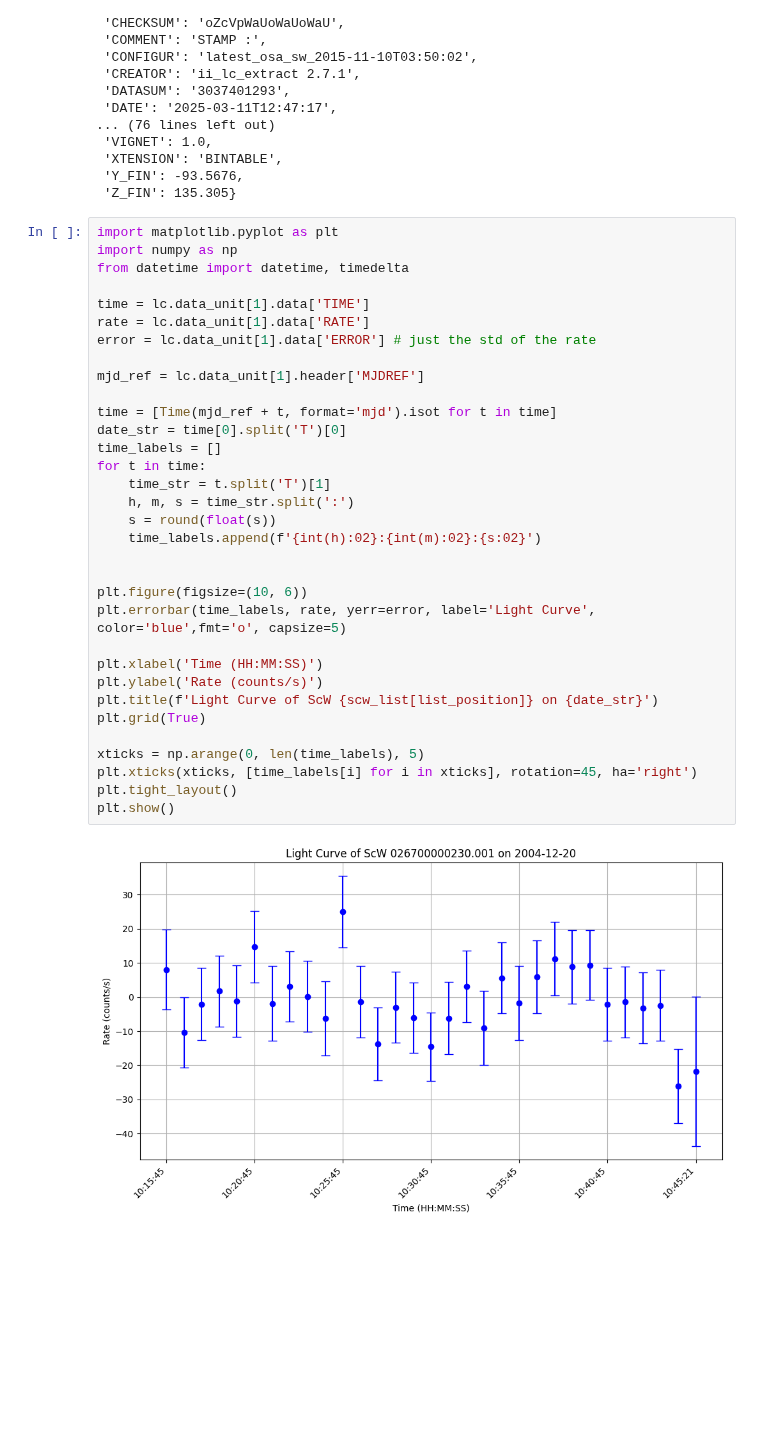
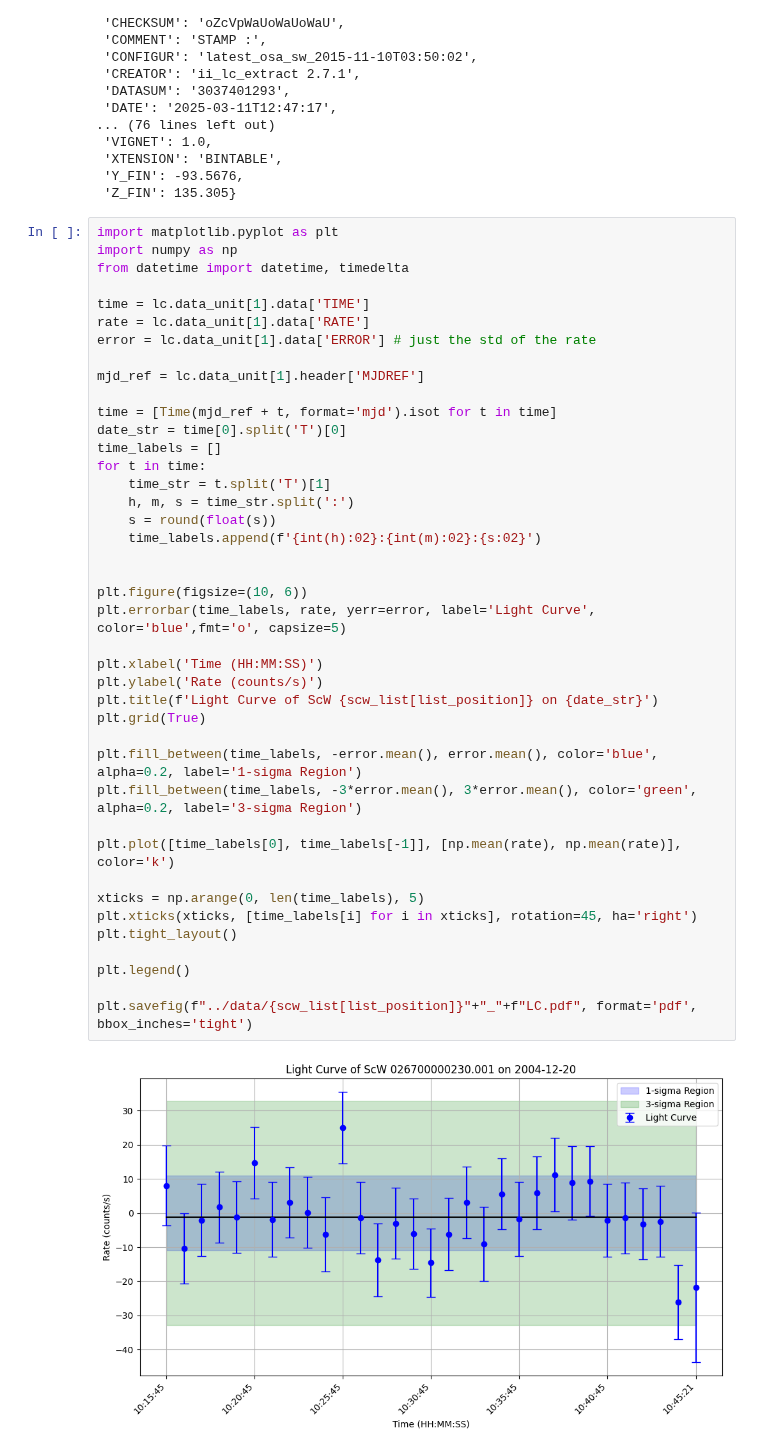
Before and after one commit to interstellxr/jupiter-xray-analysis, a Jupyter notebook: jupiter-xrays/JupiterLC.ipynb, the cells around one changed output. Cells and saved outputs as stored; diff of their text form; blank space fills up the shorter version.

Commit message:
Better light curve plot

```diff
--- a/jupiter-xrays/JupiterLC.ipynb
+++ b/jupiter-xrays/JupiterLC.ipynb
@@ -251,32 +251,40 @@ import numpy as np
 from datetime import datetime, timedelta
 
 time = lc.data_unit[1].data['TIME']
 rate = lc.data_unit[1].data['RATE']
 error = lc.data_unit[1].data['ERROR'] # just the std of the rate
 
 mjd_ref = lc.data_unit[1].header['MJDREF']
 
 time = [Time(mjd_ref + t, format='mjd').isot for t in time]
 date_str = time[0].split('T')[0]
 time_labels = []
 for t in time:
     time_str = t.split('T')[1]
     h, m, s = time_str.split(':')
     s = round(float(s))
     time_labels.append(f'{int(h):02}:{int(m):02}:{s:02}')
 
 
 plt.figure(figsize=(10, 6))
 plt.errorbar(time_labels, rate, yerr=error, label='Light Curve', color='blue',fmt='o', capsize=5)
 
 plt.xlabel('Time (HH:MM:SS)')
 plt.ylabel('Rate (counts/s)')
 plt.title(f'Light Curve of ScW {scw_list[list_position]} on {date_str}')
 plt.grid(True)
 
+plt.fill_between(time_labels, -error.mean(), error.mean(), color='blue', alpha=0.2, label='1-sigma Region')
+plt.fill_between(time_labels, -3*error.mean(), 3*error.mean(), color='green', alpha=0.2, label='3-sigma Region')
+
+plt.plot([time_labels[0], time_labels[-1]], [np.mean(rate), np.mean(rate)], color='k')
+
 xticks = np.arange(0, len(time_labels), 5)
 plt.xticks(xticks, [time_labels[i] for i in xticks], rotation=45, ha='right')
 plt.tight_layout()
-plt.show()
+
+plt.legend()
+
+plt.savefig(f"../data/{scw_list[list_position]}"+"_"+f"LC.pdf", format='pdf', bbox_inches='tight')
 # %% [output]
-[figure, old version]
+[figure, new version]
```
Also changed, not shown: parts of 4 cells of this notebook, 1 other file.
